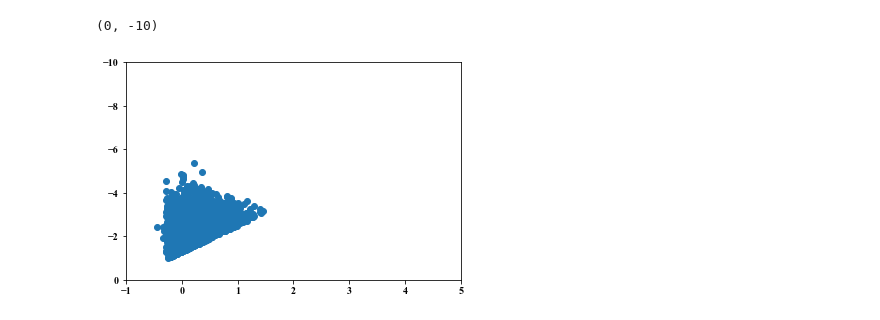
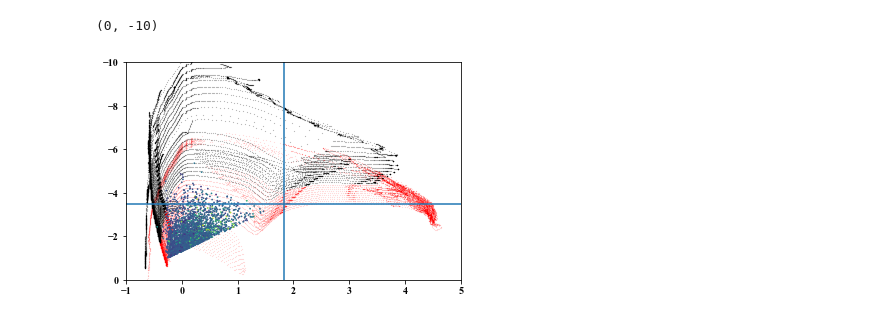
Before and after one commit to tzdwi/GaiaSprintMassive, a Jupyter notebook: high_mass.ipynb, the cells around one changed output. Saved outputs shown, nothing was run; the diff lists cells and outputs as text; code cells hidden in the pictures.

Commit message:
finding massive stars is hard

```diff
--- a/high_mass.ipynb
+++ b/high_mass.ipynb
@@ -5,13 +5,30 @@ from astropy.table import Table
 from astropy.io import fits, ascii
 
 %matplotlib inline
+# %%
+Mnames = ('EEP', 'log10_isochrone_age_yr', 'initial_mass', 'star_mass', 'log_Teff',
+          'log_g', 'log_L', '[Fe/H]_init', '[Fe/H]', 'Bessell_U', 'Bessell_B', 'Bessell_V',
+          'Bessell_R', 'Bessell_I', '2MASS_J', '2MASS_H', '2MASS_Ks', 'Kepler_Kp', 'Kepler_D51',
+          'Hipparcos_Hp', 'Tycho_B', 'Tycho_V', 'Gaia_G_DR2Rev', 'Gaia_BP_DR2Rev',
+          'Gaia_RP_DR2Rev', 'TESS', 'phase')
+
+Mfile = 'data/MIST_v1.1_vvcrit0.4_UBVRIplus/MIST_v1.1_feh_p0.25_afe_p0.0_vvcrit0.4_UBVRIplus.iso.cmd'
+
+mist = pd.read_table(Mfile, delim_whitespace=True, comment='#', names=Mnames)
+
+mist_massive = mist[(mist['initial_mass'] >= 8)]
+mist_int = mist[(mist['initial_mass'] < 8)&(mist['initial_mass'] >= 5)]
 # %%
 data_file = 'data/highmass_wise.csv'
 data = pd.read_csv(data_file)
 # %%
-plt.scatter(data['phot_bp_mean_mag']-data['phot_rp_mean_mag'],data['phot_g_mean_mag'] + 5*np.log10(data['parallax']) - 10)
+plt.scatter(mist_int['Gaia_BP_DR2Rev']-mist_int['Gaia_RP_DR2Rev'],mist_int['Gaia_G_DR2Rev'],s=1e-2,c='r',alpha=0.5)
+plt.scatter(mist_massive['Gaia_BP_DR2Rev']-mist_massive['Gaia_RP_DR2Rev'],mist_massive['Gaia_G_DR2Rev'],s=1e-2,c='k')
+plt.scatter(data['phot_bp_mean_mag']-data['phot_rp_mean_mag'],data['phot_g_mean_mag'] + 5*np.log10(data['parallax']) - 10,c=data['w1mpro']-data['w2mpro'],s=0.5)
+plt.axvline(x=2.2/1.2)
+plt.axhline(y=-3.5)
 plt.xlim(-1,5)
 plt.ylim(0,-10)
 # %% [output]
 (0, -10)
-[figure, old version]
+[figure, new version]
```
